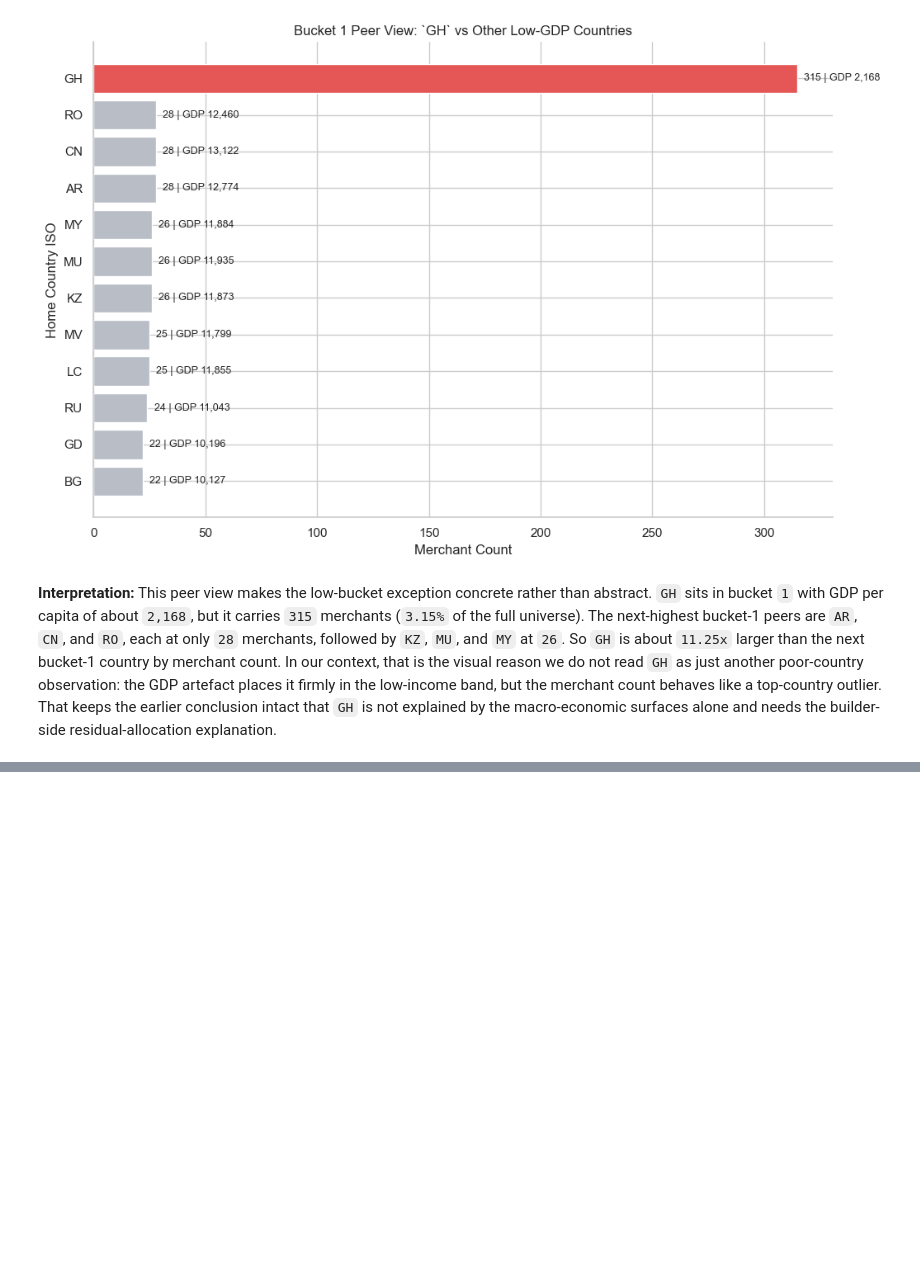
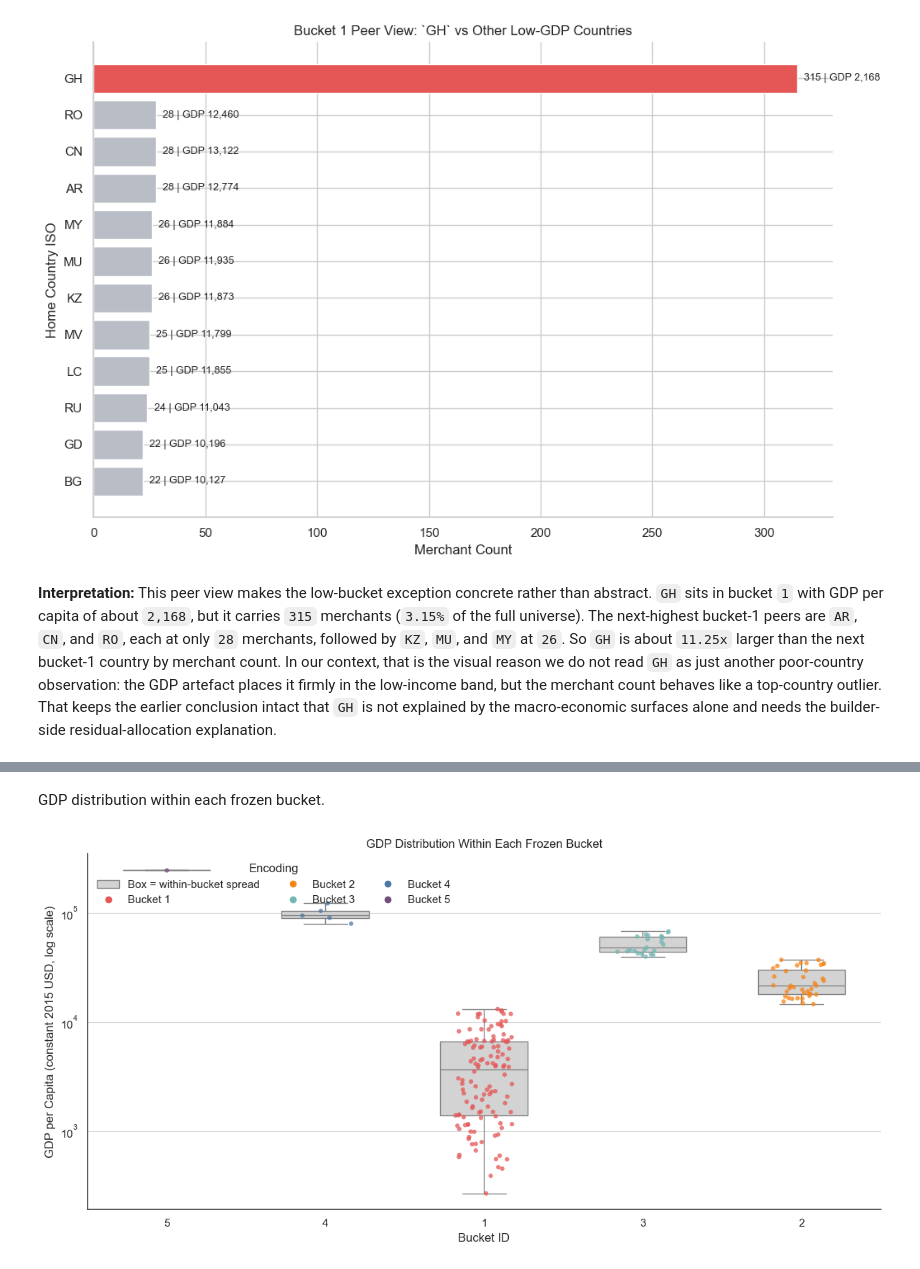
Before and after one commit to EsosaOrumwese/fraud-detection-system, a Jupyter notebook: analysis/dev_full_offline_investigation/00_investigation/notebooks/00_understanding_governed_data_world_p1.ipynb, the cells around one changed output, grey strips where cells are left out. Drawn from its saved outputs; the diff is of its cells as text; code cells hidden in the pictures; blank space fills up the shorter version.

```diff
--- a/analysis/dev_full_offline_investigation/00_investigation/notebooks/00_understanding_governed_data_world_p1.ipynb
+++ b/analysis/dev_full_offline_investigation/00_investigation/notebooks/00_understanding_governed_data_world_p1.ipynb
@@ -1202,0 +1260,61 @@ draw_bucket1_exception(merchant_country_gdp_bucket_df)
+# %% [markdown]
+GDP distribution within each frozen bucket.
+# %%
+# Keep bucket id categorical here so each frozen bucket gets its own distribution panel on the x-axis.
+gdp_bucket_distribution_df = merchant_country_gdp_bucket_df.copy()
+gdp_bucket_distribution_df['bucket_id'] = gdp_bucket_distribution_df['bucket_id'].astype(int).astype(str)
+
+# Use a boxplot plus points so we can see both the compressed spread and the individual country values inside each bucket.
+fig, ax = plt.subplots(figsize=(12, 6))
+sns.boxplot(
+    data=gdp_bucket_distribution_df,
+    x='bucket_id',
+    y='gdp_pc_usd_2015',
+    color='#D3D3D3',
+    width=0.55,
+    fliersize=0,
+    ax=ax,
+)
+sns.stripplot(
+    data=gdp_bucket_distribution_df,
+    x='bucket_id',
+    y='gdp_pc_usd_2015',
+    hue='bucket_id',
+    palette={str(k): v for k, v in GDP_BUCKET_COLORS.items()},
+    jitter=0.18,
+    size=4.5,
+    alpha=0.75,
+    dodge=False,
+    ax=ax,
+)
+
+# Replace the default duplicate legend with a compact explanation of what the layers mean.
+from matplotlib.lines import Line2D
+from matplotlib.patches import Patch
+legend = ax.get_legend()
+if legend is not None:
+    legend.remove()
+legend_handles = [Patch(facecolor='#D3D3D3', edgecolor='#888888', label='Box = within-bucket spread')]
+legend_handles.extend(
+    Line2D([0], [0], marker='o', color='w', markerfacecolor=color, markersize=8, label=f'Bucket {bucket_id}')
+    for bucket_id, color in GDP_BUCKET_COLORS.items()
+)
+
+ax.set_title('GDP Distribution Within Each Frozen Bucket')
+ax.set_xlabel('Bucket ID')
+ax.set_ylabel('GDP per Capita (constant 2015 USD, log scale)')
+ax.set_yscale('log')
+ax.spines['top'].set_visible(False)
+ax.spines['right'].set_visible(False)
+ax.spines['left'].set_visible(True)
+ax.spines['bottom'].set_visible(True)
+ax.spines['left'].set_color('#444444')
+ax.spines['bottom'].set_color('#444444')
+ax.grid(axis='y', color='#D9D9D9', linewidth=0.8)
+ax.grid(axis='x', visible=False)
+ax.legend(handles=legend_handles, title='Encoding', frameon=False, loc='upper left', ncol=3)
+
+plt.tight_layout()
+plt.show()
+# %% [output]
+[figure, added]
```
Also changed, not shown: parts of 8 cells of this notebook, 14 other files.
